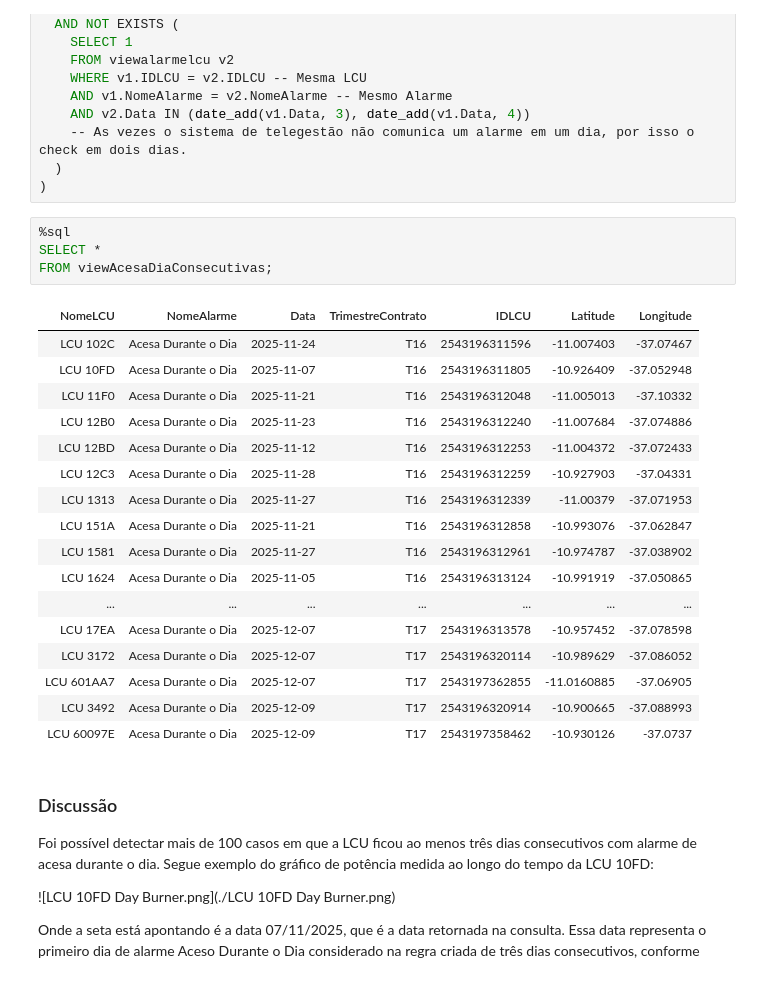
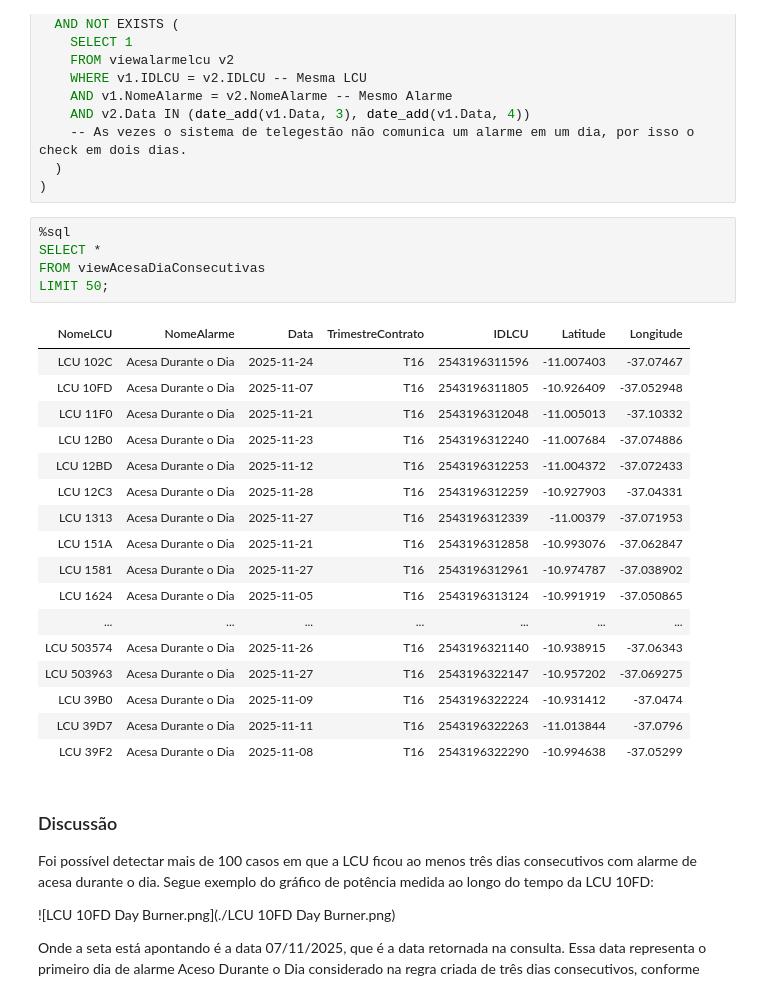
Before and after one commit to LucasDSF7/PUC-RIO-MVP-Eng-Dados, a Jupyter notebook: 3. Perguntas e Respostas MVP.ipynb, the cells around one changed output. Drawn from its saved outputs; the diff is of its cells as text.

```diff
--- a/3. Perguntas e Respostas MVP.ipynb
+++ b/3. Perguntas e Respostas MVP.ipynb
@@ -355,25 +357,26 @@ CREATE OR REPLACE VIEW viewAcesaDiaConsecutivas AS (
 # %%
 %sql
 SELECT *
-FROM viewAcesaDiaConsecutivas;
+FROM viewAcesaDiaConsecutivas
+LIMIT 50;
 # %% [output]
 | NomeLCU | NomeAlarme | Data | TrimestreContrato | IDLCU | Latitude | Longitude |
 | LCU 102C | Acesa Durante o Dia | 2025-11-24 | T16 | 2543196311596 | -11.007403 | -37.07467 |
 | LCU 10FD | Acesa Durante o Dia | 2025-11-07 | T16 | 2543196311805 | -10.926409 | -37.052948 |
 | LCU 11F0 | Acesa Durante o Dia | 2025-11-21 | T16 | 2543196312048 | -11.005013 | -37.10332 |
 | LCU 12B0 | Acesa Durante o Dia | 2025-11-23 | T16 | 2543196312240 | -11.007684 | -37.074886 |
 | LCU 12BD | Acesa Durante o Dia | 2025-11-12 | T16 | 2543196312253 | -11.004372 | -37.072433 |
 | LCU 12C3 | Acesa Durante o Dia | 2025-11-28 | T16 | 2543196312259 | -10.927903 | -37.04331 |
 | LCU 1313 | Acesa Durante o Dia | 2025-11-27 | T16 | 2543196312339 | -11.00379 | -37.071953 |
 | LCU 151A | Acesa Durante o Dia | 2025-11-21 | T16 | 2543196312858 | -10.993076 | -37.062847 |
 | LCU 1581 | Acesa Durante o Dia | 2025-11-27 | T16 | 2543196312961 | -10.974787 | -37.038902 |
 | LCU 1624 | Acesa Durante o Dia | 2025-11-05 | T16 | 2543196313124 | -10.991919 | -37.050865 |
 | ... | ... | ... | ... | ... | ... | ... |
-| LCU 17EA | Acesa Durante o Dia | 2025-12-07 | T17 | 2543196313578 | -10.957452 | -37.078598 |
-| LCU 3172 | Acesa Durante o Dia | 2025-12-07 | T17 | 2543196320114 | -10.989629 | -37.086052 |
-| LCU 601AA7 | Acesa Durante o Dia | 2025-12-07 | T17 | 2543197362855 | -11.0160885 | -37.06905 |
-| LCU 3492 | Acesa Durante o Dia | 2025-12-09 | T17 | 2543196320914 | -10.900665 | -37.088993 |
-| LCU 60097E | Acesa Durante o Dia | 2025-12-09 | T17 | 2543197358462 | -10.930126 | -37.0737 |
+| LCU 503574 | Acesa Durante o Dia | 2025-11-26 | T16 | 2543196321140 | -10.938915 | -37.06343 |
+| LCU 503963 | Acesa Durante o Dia | 2025-11-27 | T16 | 2543196322147 | -10.957202 | -37.069275 |
+| LCU 39B0 | Acesa Durante o Dia | 2025-11-09 | T16 | 2543196322224 | -10.931412 | -37.0474 |
+| LCU 39D7 | Acesa Durante o Dia | 2025-11-11 | T16 | 2543196322263 | -11.013844 | -37.0796 |
+| LCU 39F2 | Acesa Durante o Dia | 2025-11-08 | T16 | 2543196322290 | -10.994638 | -37.05299 |
 # %% [markdown]
 ### Discussão
 Foi possível detectar mais de 100 casos em que a LCU ficou ao menos três dias consecutivos com alarme de acesa durante o dia. Segue exemplo do gráfico de potência medida ao longo do tempo da LCU 10FD:
```
Also changed, not shown: parts of 13 cells of this notebook.
